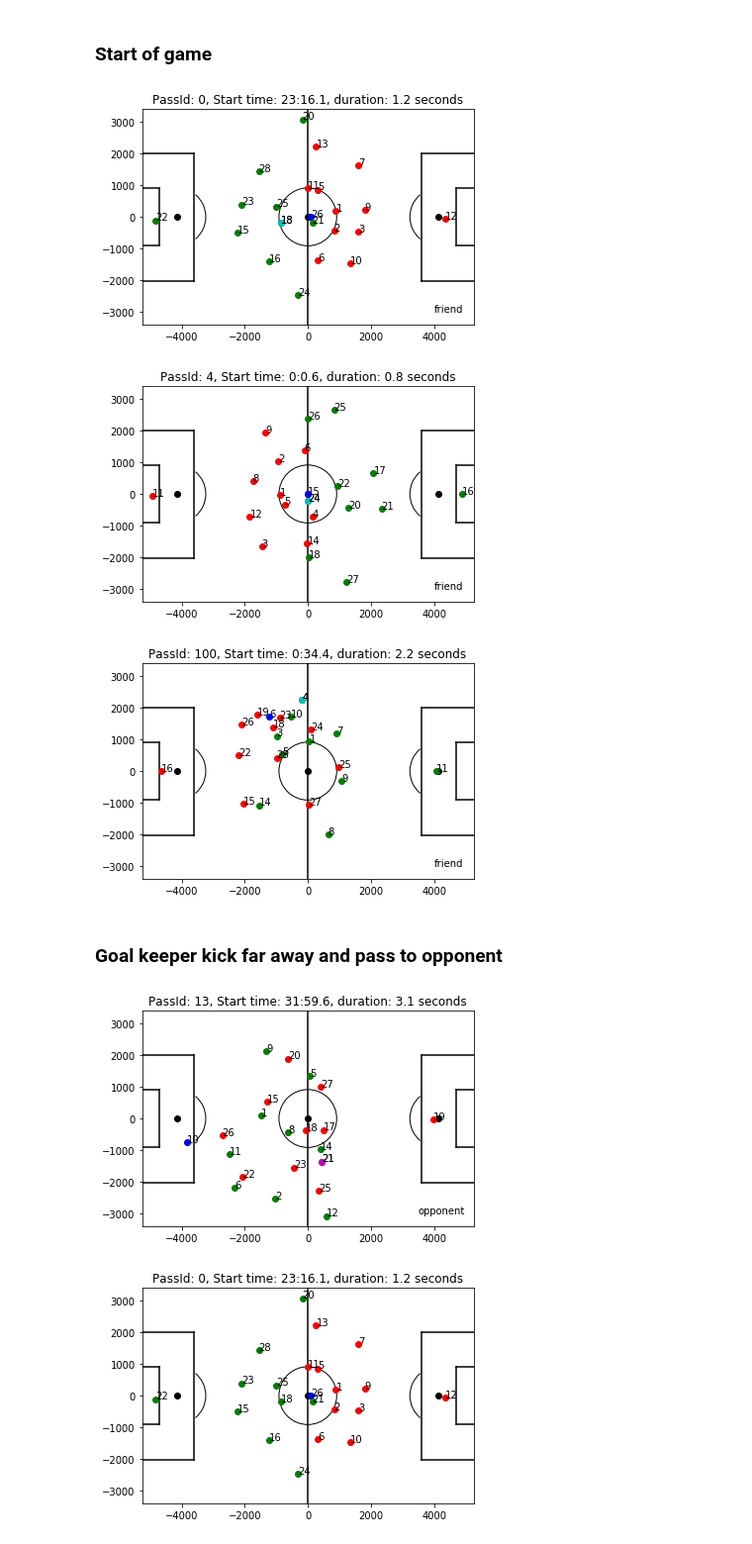
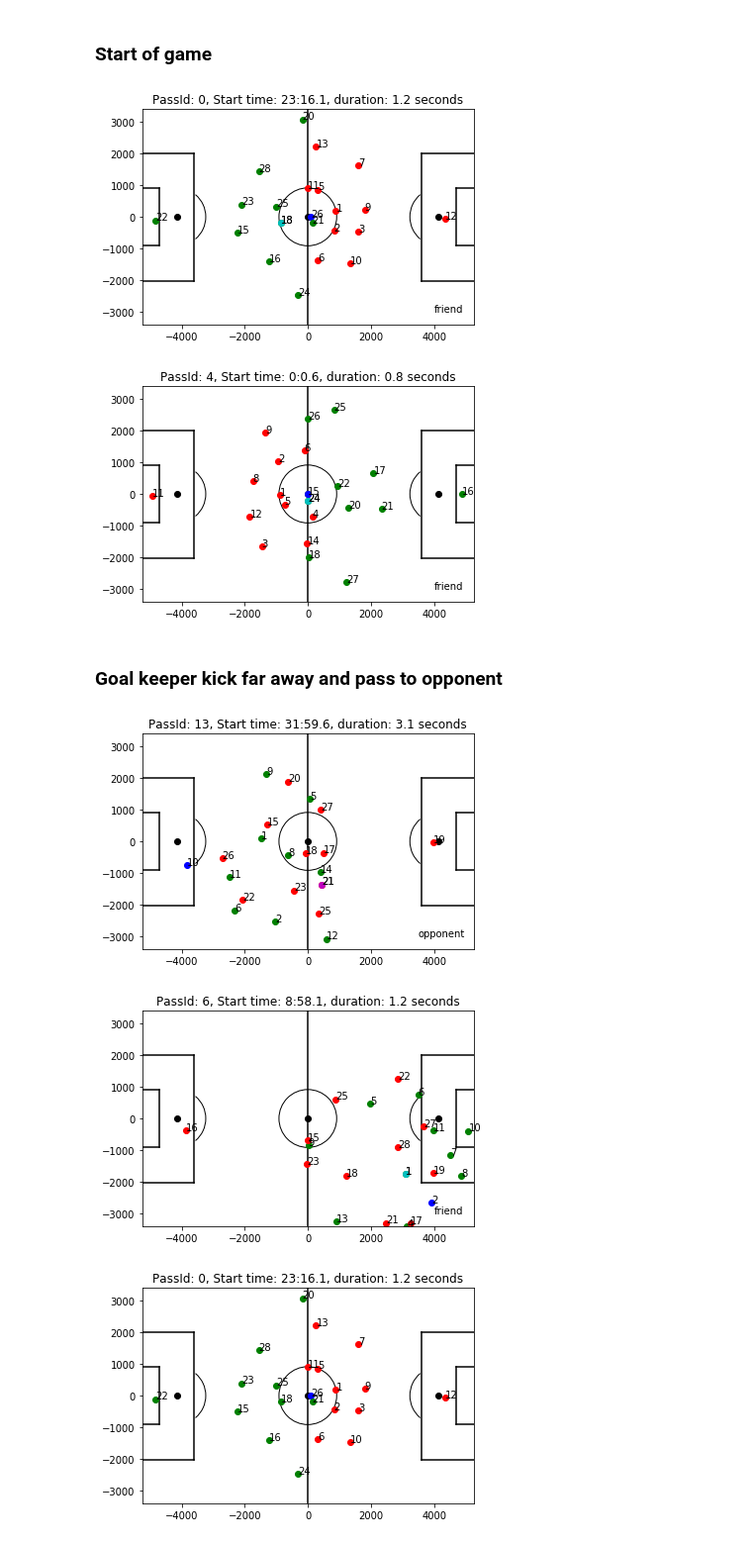
Before and after one commit to henglicad/mlsa18-pass-prediction-code, a Jupyter notebook: src/PassesNotebook.ipynb, the cells around one changed output. Shown at 99% size. Saved outputs shown, nothing was run; the diff lists cells and outputs as text; code cells hidden in the pictures.

```diff
--- a/src/PassesNotebook.ipynb
+++ b/src/PassesNotebook.ipynb
@@ -165,17 +165,17 @@ def plot_pass(a_pass, show_receiver=True):
 # %%
 plot_pass(passes[0])
 plot_pass(passes[4])
-plot_pass(passes[100])
 # %% [output]
 [figure]
 [figure]
-[figure, removed]
 # %% [markdown]
 ### Goal keeper kick far away and pass to opponent
 # %%
 plot_pass(passes[13])
+plot_pass(passes[6])
 # %% [output]
 [figure]
+[figure, added]
 # %%
 #plot_pass(passes[3])
 plot_pass(passes[0], False)
```
Also changed, not shown: 2 other files.
